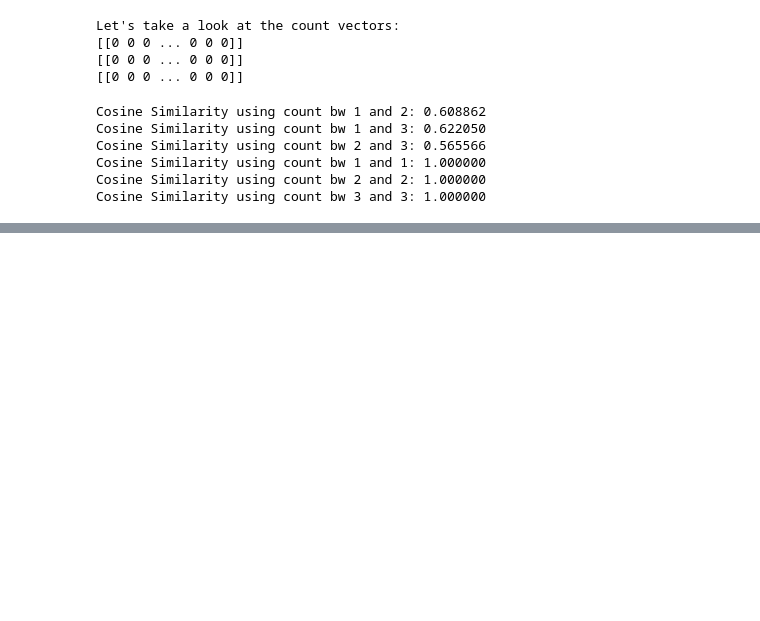
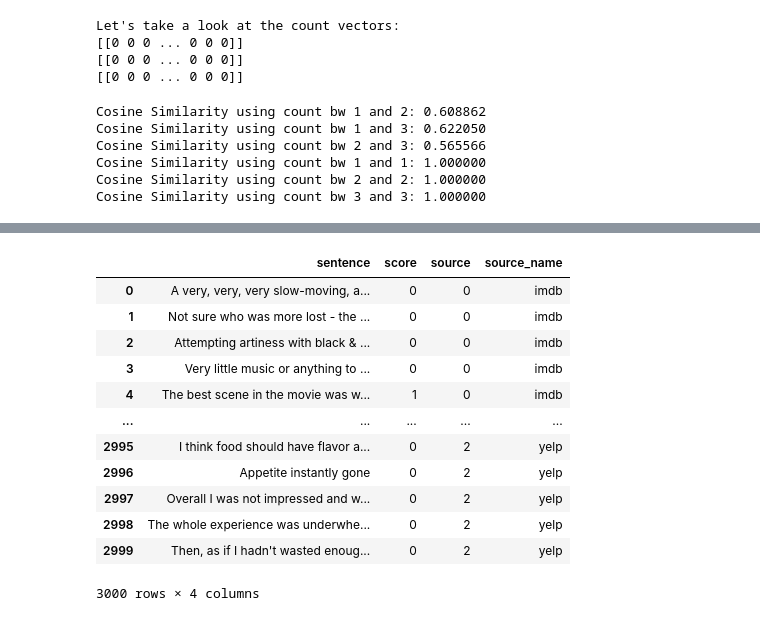
Before and after one commit to DITShark/DM2023-Lab1-Master, a Jupyter notebook: Homework/DM2023-Lab1-Homework.ipynb, the cells around one changed output, grey strips where cells are left out. Drawn from its saved outputs; the diff is of its cells as text; code cells hidden in the pictures; blank space fills up the shorter version.

```diff
--- a/Homework/DM2023-Lab1-Homework.ipynb
+++ b/Homework/DM2023-Lab1-Homework.ipynb
@@ -1241,8 +1234,9 @@ Cosine Similarity using count bw 3 and 3: 1.000000
 # %%
+# Read in the data of three txt files
 path_imdb = "sentiment labelled sentences/imdb_labelled.txt"
 path_amazon = "sentiment labelled sentences/amazon_cells_labelled.txt"
 path_yelp = "sentiment labelled sentences/yelp_labelled.txt"
 
-imdb_data = pd.read_csv(path_imdb, sep='\t', header=None)
-imdb_amazon = pd.read_csv(path_amazon, sep='\t', header=None)
-imdb_yelp = pd.read_csv(path_yelp, sep='\t', header=None)
+imdb_data = pd.read_csv(path_imdb, sep='.\t', header=None)
+amazon_data = pd.read_csv(path_amazon, sep='.\t', header=None)
+yelp_data = pd.read_csv(path_yelp, sep='.\t', header=None)
@@ -1248,0 +1253,13 @@ imdb_yelp = pd.read_csv(path_yelp, sep='\t', header=None)
+# %%
+# Add data source to it to differ where it came from
+imdb_data.columns = ['sentence', 'score']
+imdb_data['source'] = 0
+imdb_data['source_name'] = 'imdb'
+
+amazon_data.columns = ['sentence', 'score']
+amazon_data['source'] = 1
+amazon_data['source_name'] = 'amazon'
+
+yelp_data.columns = ['sentence', 'score']
+yelp_data['source'] = 2
+yelp_data['source_name'] = 'yelp'
@@ -1248,0 +1270,17 @@ imdb_yelp = pd.read_csv(path_yelp, sep='\t', header=None)
+# %%
+# Check the data
+Data
+# %% [output]
+|  | sentence | score | source | source_name |
+| 0 | A very, very, very slow-moving, a... | 0 | 0 | imdb |
+| 1 | Not sure who was more lost - the ... | 0 | 0 | imdb |
+| 2 | Attempting artiness with black & ... | 0 | 0 | imdb |
+| 3 | Very little music or anything to ... | 0 | 0 | imdb |
+| 4 | The best scene in the movie was w... | 1 | 0 | imdb |
+| ... | ... | ... | ... | ... |
+| 2995 | I think food should have flavor a... | 0 | 2 | yelp |
+| 2996 | Appetite instantly gone | 0 | 2 | yelp |
+| 2997 | Overall I was not impressed and w... | 0 | 2 | yelp |
+| 2998 | The whole experience was underwhe... | 0 | 2 | yelp |
+| 2999 | Then, as if I hadn't wasted enoug... | 0 | 2 | yelp |
+3000 rows × 4 columns
```
Also changed, not shown: parts of 18 cells of this notebook.
